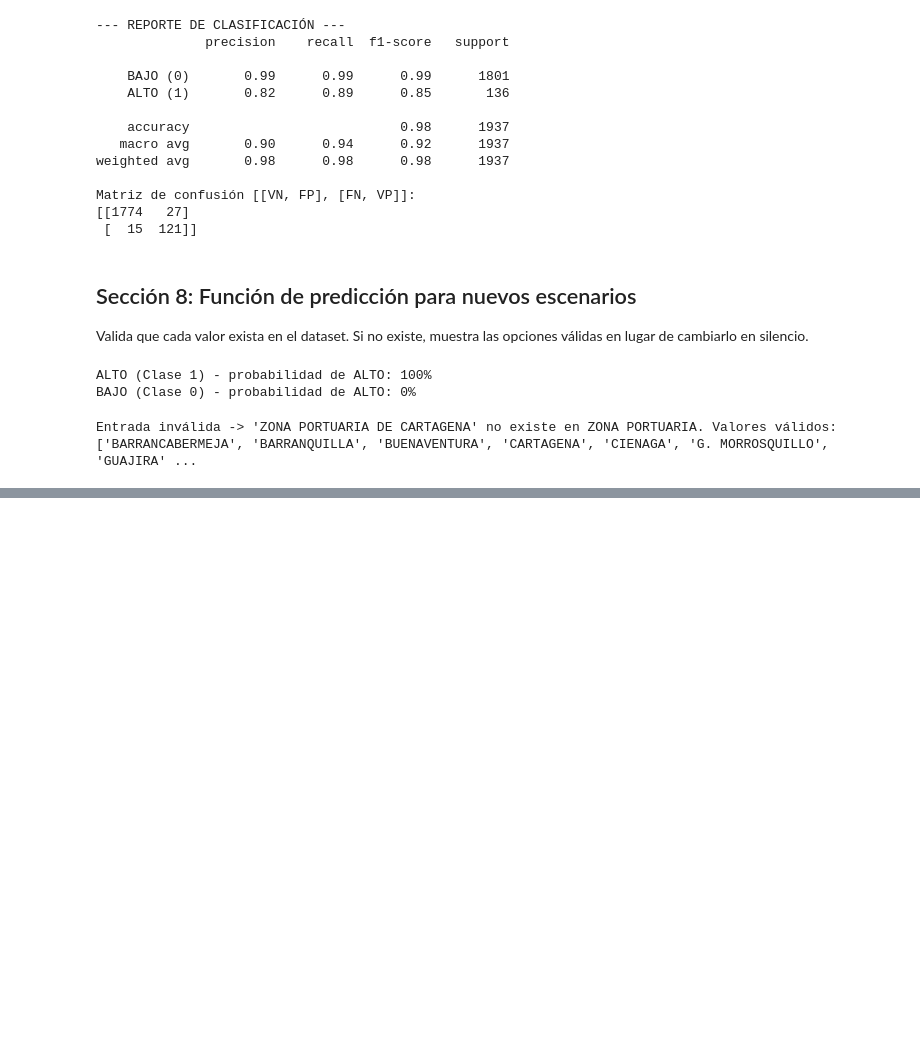
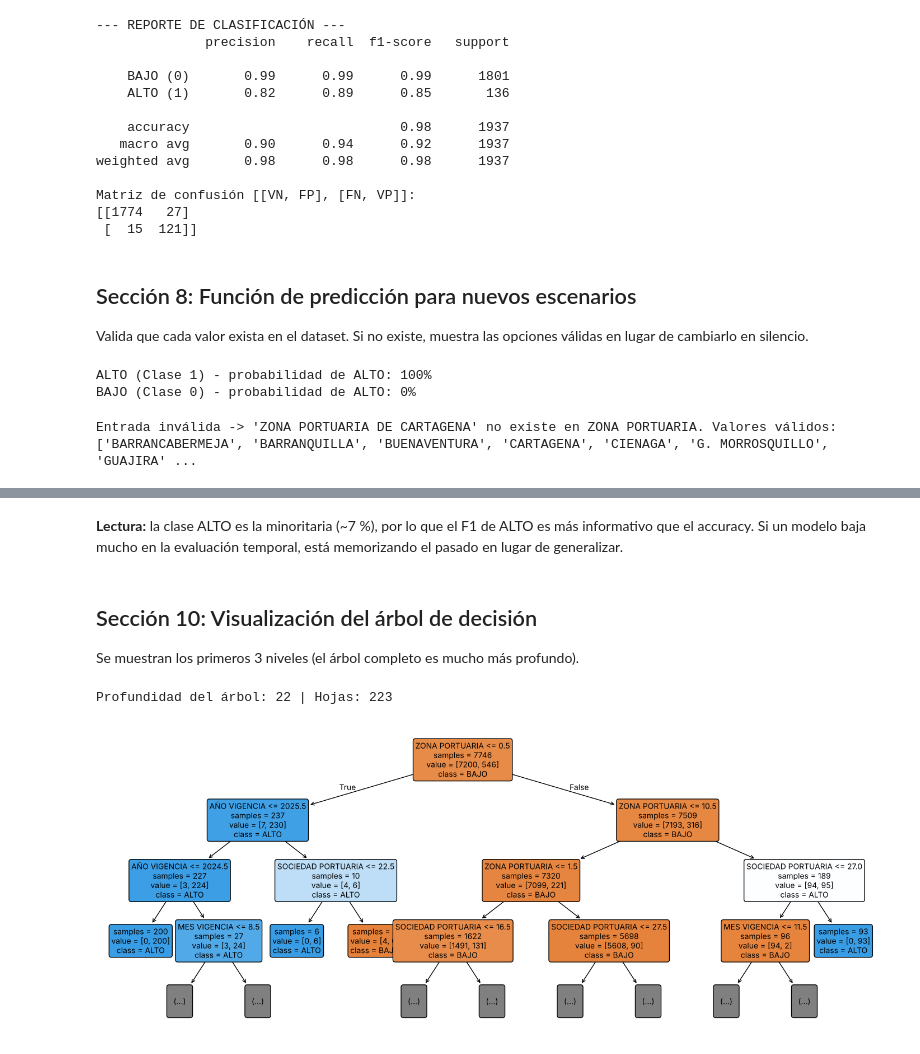
Before and after one commit to castlecarl032005-gif/SwiftDrive, a Jupyter notebook: notebooks/SwiftDrive_modelo.ipynb, the cells around one changed output, grey strips where cells are left out. Saved outputs shown, nothing was run; the diff lists cells and outputs as text; code cells hidden in the pictures; blank space fills up the shorter version.

```diff
--- a/notebooks/SwiftDrive_modelo.ipynb
+++ b/notebooks/SwiftDrive_modelo.ipynb
@@ -206,0 +281,17 @@ Entrada inválida -> 'ZONA PORTUARIA DE CARTAGENA' no existe en ZONA PORTUARIA.
+# %% [markdown]
+**Lectura:** la clase ALTO es la minoritaria (~7 %), por lo que el F1 de ALTO es más informativo que el accuracy. Si un modelo baja mucho en la evaluación temporal, está memorizando el pasado en lugar de generalizar.
+# %% [markdown]
+## Sección 10: Visualización del árbol de decisión
+Se muestran los primeros 3 niveles (el árbol completo es mucho más profundo).
+# %%
+from sklearn.tree import plot_tree, export_text
+
+print(f"Profundidad del árbol: {clf.get_depth()} | Hojas: {clf.get_n_leaves()}")
+
+plt.figure(figsize=(18, 7))
+plot_tree(clf, feature_names=features, class_names=['BAJO', 'ALTO'], max_depth=3,
+          filled=True, rounded=True, fontsize=10, impurity=False)
+plt.show()
+# %% [output]
+Profundidad del árbol: 22 | Hojas: 223
+[figure, added]
```
Also changed, not shown: parts of 4 cells of this notebook, 5 other files.
